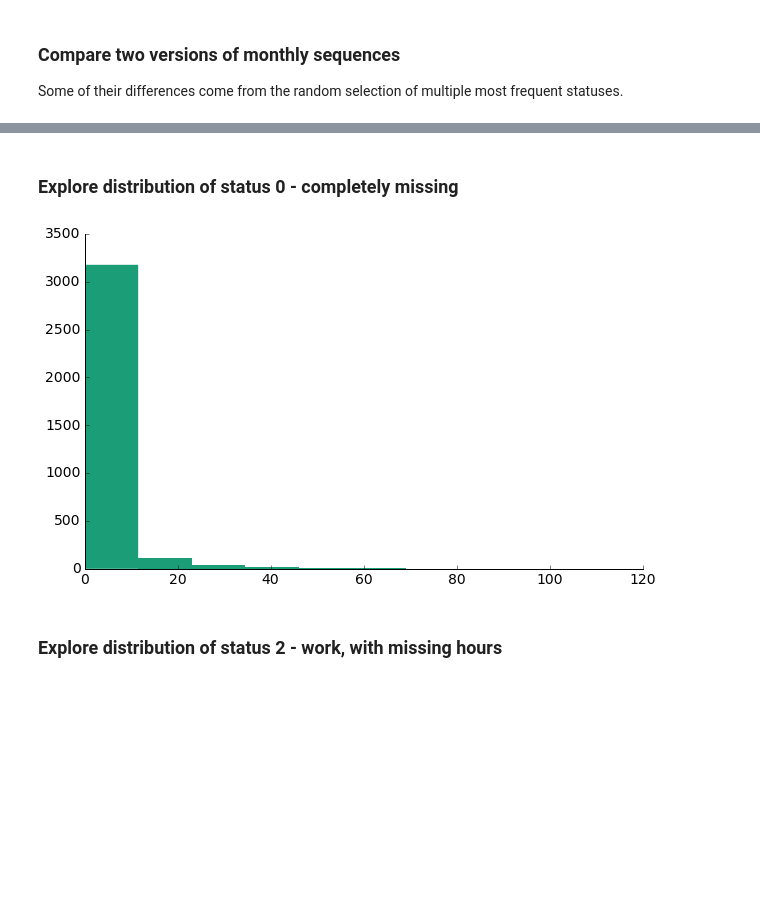
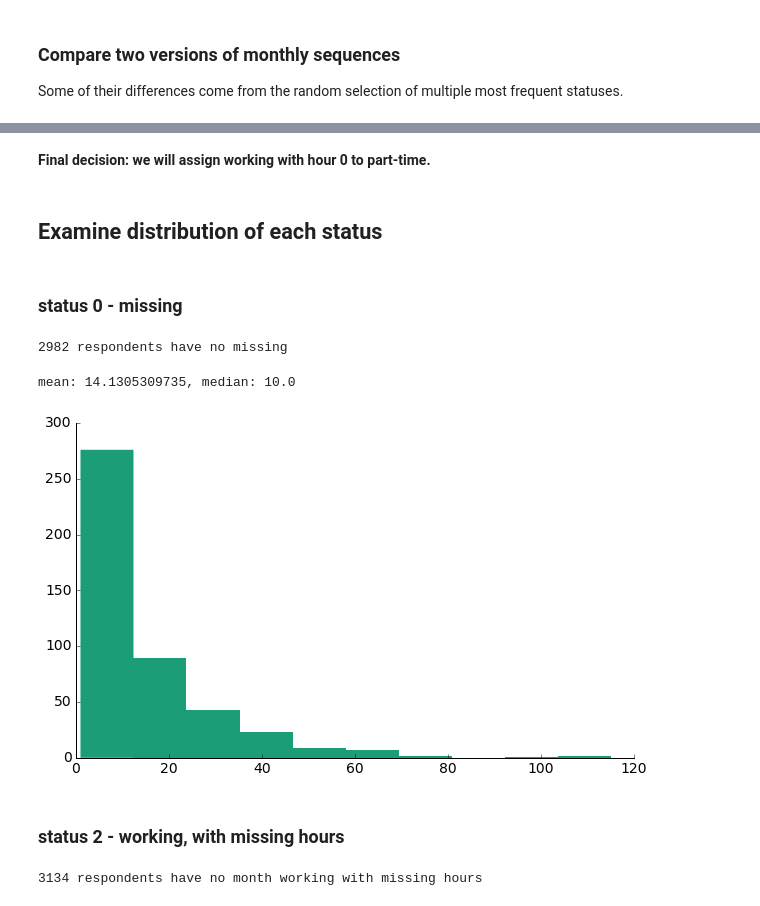
Before and after one commit to jolynn/Optout, a Jupyter notebook: 2seq_construction.ipynb, the cells around one changed output, grey strips where cells are left out. Saved outputs shown, nothing was run; the diff lists cells and outputs as text; code cells hidden in the pictures; blank space fills up the shorter version.

```diff
--- a/2seq_construction.ipynb
+++ b/2seq_construction.ipynb
@@ -1121,8 +1110,3 @@ res_df2.to_csv("../data/monthly_df2.csv", index=False)
 ### Compare two versions of monthly sequences
 
 Some of their differences come from the random selection of multiple most frequent statuses.
-# %%
-diff = res_df[['month%s'%i for i in range(1, 217)]]
-
-for i in range(1, 217):
-    diff['month%s'%i] = res_df['month%s'%i] != res_df2['month%s'%i]
@@ -1137,0 +1149,9 @@ remove_border()
+# %%
+# what kind of differences?
+
+res = defaultdict(int)
+
+for i, row in status99_df.iterrows():
+    res[(row['status_v1'], row['status_v2'])] += 1
+
+res
@@ -1138,2 +1170,14 @@ remove_border()
+# %% [markdown]
+**Final decision: we will assign working with hour 0 to part-time.**
+# %% [markdown]
+## Examine distribution of each status
+# %%
+def count_status_per_R(row, s):
+    """
+    Count the frequency of status s appearing in each respondent's sequence
+    """
+
+    vals = [row['month%s'%i]==s for i in range(1, 217)] # 18 years, 216 months
+    return sum(vals)
 # %% [markdown]
-### Explore distribution of status 0 - completely missing
+### status 0 - missing
@@ -1147,3 +1184,5 @@ num_missings2 = res_df.apply(has_missing2, axis=1)
 # %%
-print "Verzion 1: %s respondents have no missing"%sum([v==0 for v in num_missings])
-print "Verzion 2: %s respondents have no missing"%sum([v==0 for v in num_missings2])
+freq0 = res_df.apply(lambda row: count_status_per_R(row, 0), axis=1)
+print "%s respondents have no missing"%sum([v==0 for v in freq0])
+# %% [output]
+2982 respondents have no missing
@@ -1154,11 +1189,15 @@ print 'version 2:', np.mean([v for v in num_missings2 if v>0]), np.median([v for
-# %%
-# plot after removing cases with no missing
-f, (ax1, ax2) = plt.subplots(1, 2, sharey=True)
-ax1.hist([v for v in num_missings if v>0])
-ax1.set_title("Version 1: treat work hour 0 as 'working, with missing hours'")
-ax2.hist([v for v in num_missings2 if v>0])
-ax2.set_title("Version 2: treat work hour 0 as 'part-time'")
-# %% [output]
-[figure, removed]
+# %%
+# drop respondents who have no missing
+freq0_wo_zero = [v for v in freq0 if v>0]
+
+# mean and median of missing months per respondent
+print 'mean: %s, median: %s'%(np.mean(freq0_wo_zero), np.median(freq0_wo_zero))
+
+# plot histogram
+plt.hist(freq0_wo_zero)
+remove_border()
+# %% [output]
+mean: 14.1305309735, median: 10.0
+[figure, added]
 # %% [markdown]
-### Explore distribution of status 2 - work, with missing hours
+### status 2 - working, with missing hours
@@ -1185,0 +1204,5 @@ ax2.set_title("Version 2: treat work hour 0 as 'part-time'")
+# %%
+freq2 = res_df.apply(lambda row: count_status_per_R(row, 2), axis=1)
+print "%s respondents have no month working with missing hours"%sum([v==0 for v in freq2])
+# %% [output]
+3134 respondents have no month working with missing hours
```
Also changed, not shown: parts of 63 cells of this notebook.
